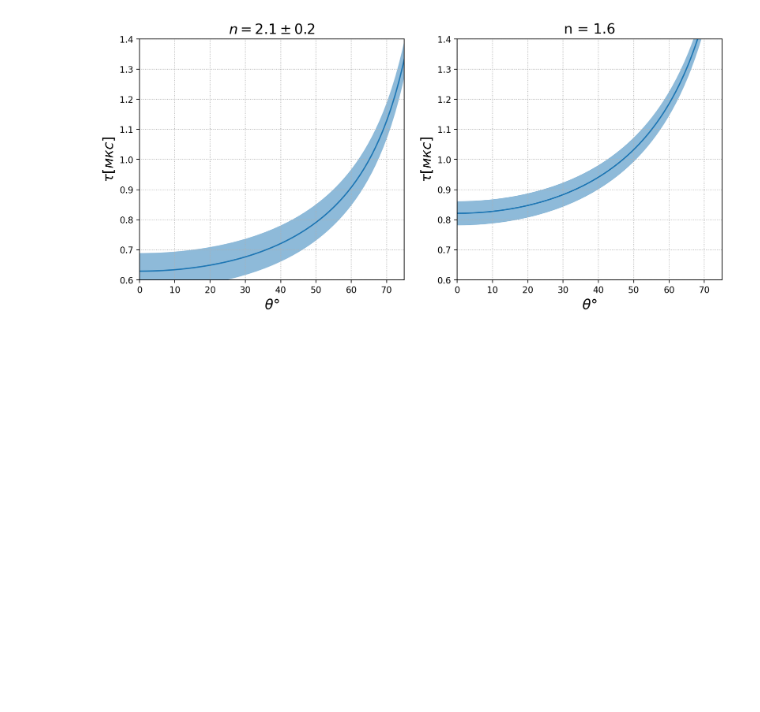
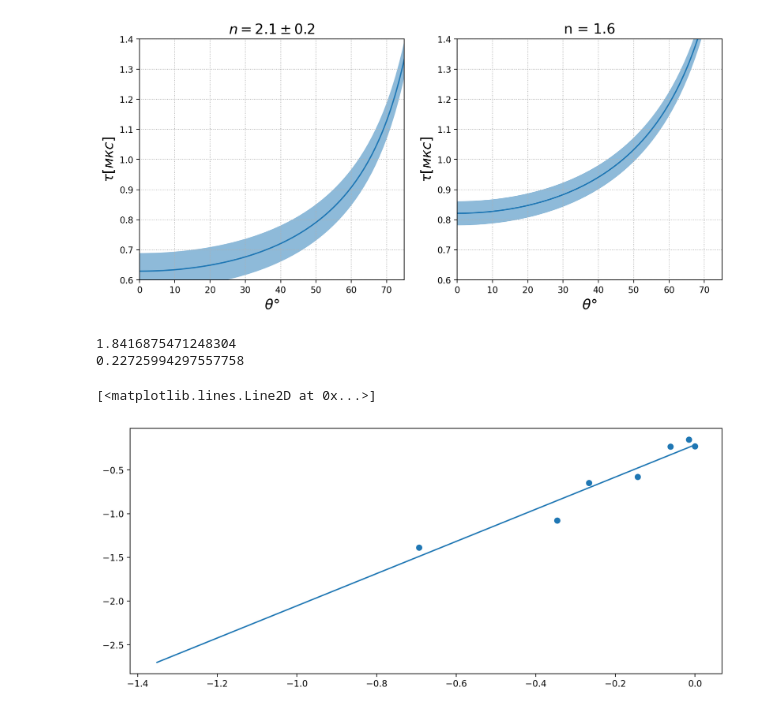
Before and after one commit to ShmakovVladimir/Labs, a Jupyter notebook: Квантовая физика/Мезоны/main.ipynb, the cells around one changed output. Saved outputs shown, nothing was run; the diff lists cells and outputs as text; code cells hidden in the pictures; blank space fills up the shorter version.

```diff
--- a/Квантовая физика/Мезоны/main.ipynb
+++ b/Квантовая физика/Мезоны/main.ipynb
@@ -127,3 +131,17 @@ for a in ax:
     a.grid(ls = ':')
 # %% [output]
 [figure]
+# %%
+plt.figure(figsize = (12, 5), dpi = 200)
+
+MNK = linregress(np.log(np.cos(angle_spectrum.theta * np.pi / 180)),np.log(angle_spectrum.Nbyt))
+x_line = np.log(np.cos(theta_line * np.pi / 180))
+plt.scatter(np.log(np.cos(angle_spectrum.theta * np.pi / 180)),np.log(angle_spectrum.Nbyt))
+print(MNK.slope)
+print(MNK.stderr)
+plt.plot(x_line, MNK.slope * x_line + MNK.intercept)
+# %% [output]
+1.8416875471248304
+0.22725994297557758
+[<matplotlib.lines.Line2D at 0x...>]
+[figure, added]
```
Also changed, not shown: parts of 3 cells of this notebook, 27 other files.
